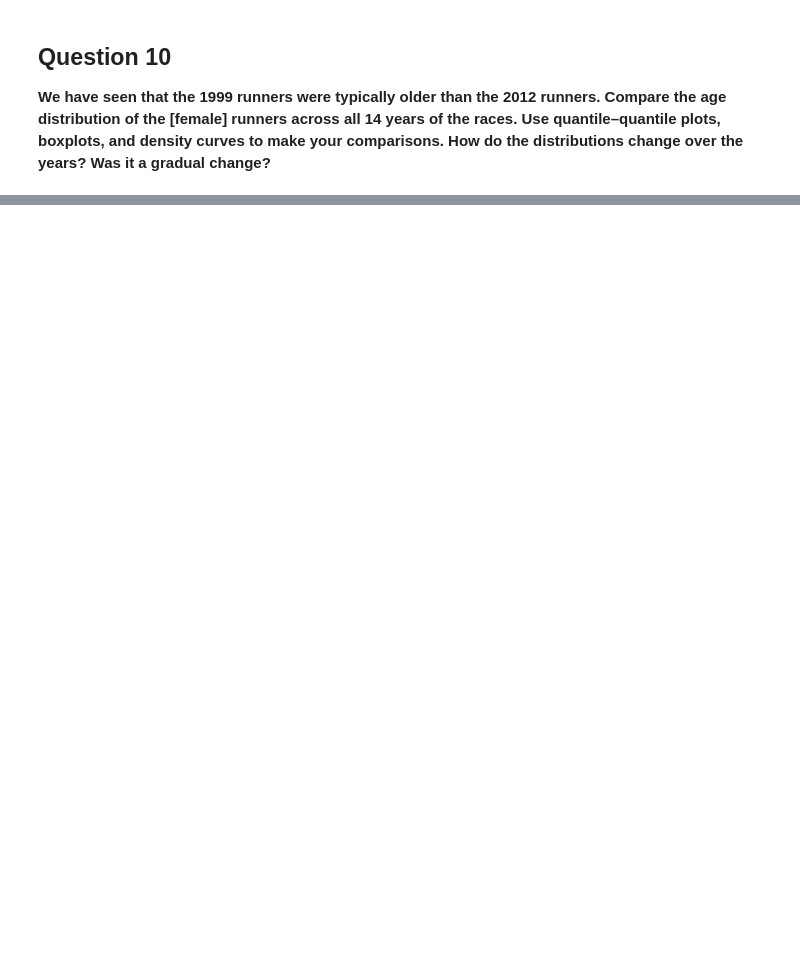
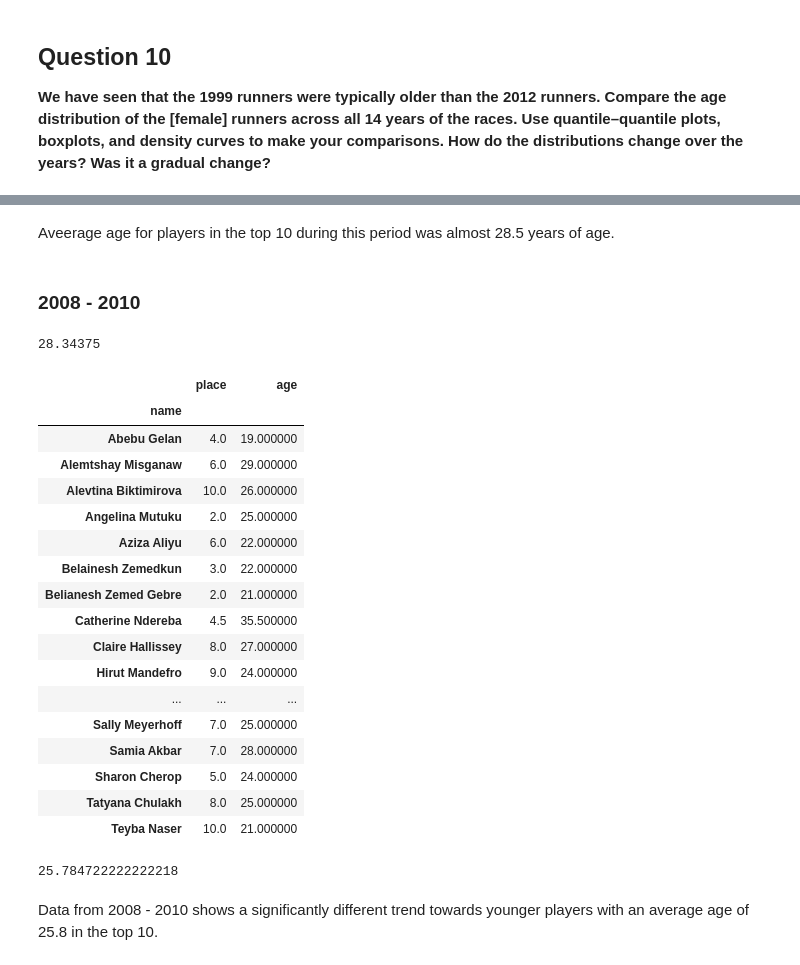
Before and after one commit to sterlingbeason/MSDS-7333-QTW, a Jupyter notebook: Case_Study_2/Original_Code/notebook_SB.ipynb, the cells around one changed output, grey strips where cells are left out. Drawn from its saved outputs; the diff is of its cells as text; code cells hidden in the pictures; blank space fills up the shorter version.

```diff
--- a/Case_Study_2/Original_Code/notebook_SB.ipynb
+++ b/Case_Study_2/Original_Code/notebook_SB.ipynb
@@ -228,0 +329,38 @@ df.boxplot(by='year', column = 'age', figsize=(12,6))
+# %% [markdown]
+Aveerage age for players in the top 10 during this period was almost 28.5 years of age.
+# %% [markdown]
+### 2008 - 2010
+# %%
+avg_rank[avg_rank.place <= 10]['age'].mean()
+# %% [output]
+28.34375
+# %%
+avg_rank_2 = df[df.year.isin([2008, 2009, 2010])].groupby(['name'])[['place', 'age']].mean()
+#avg_rank[df.boxplot(by='year', column = 'age', figsize=(12,6))
+# %%
+avg_rank_2[avg_rank_2.place <= 10]
+# %% [output]
+|  | place | age |
+| name |  |  |
+| Abebu Gelan | 4.0 | 19.000000 |
+| Alemtshay Misganaw | 6.0 | 29.000000 |
+| Alevtina Biktimirova | 10.0 | 26.000000 |
+| Angelina Mutuku | 2.0 | 25.000000 |
+| Aziza Aliyu | 6.0 | 22.000000 |
+| Belainesh Zemedkun | 3.0 | 22.000000 |
+| Belianesh Zemed Gebre | 2.0 | 21.000000 |
+| Catherine Ndereba | 4.5 | 35.500000 |
+| Claire Hallissey | 8.0 | 27.000000 |
+| Hirut Mandefro | 9.0 | 24.000000 |
+| ... | ... | ... |
+| Sally Meyerhoff | 7.0 | 25.000000 |
+| Samia Akbar | 7.0 | 28.000000 |
+| Sharon Cherop | 5.0 | 24.000000 |
+| Tatyana Chulakh | 8.0 | 25.000000 |
+| Teyba Naser | 10.0 | 21.000000 |
+# %%
+avg_rank_2[avg_rank_2.place <= 10]['age'].mean()
+# %% [output]
+25.784722222222218
+# %% [markdown]
+Data from 2008 - 2010 shows a significantly different trend towards younger players with an average age of 25.8 in the top 10.
```
Also changed, not shown: parts of 20 cells of this notebook, 1 other file.
